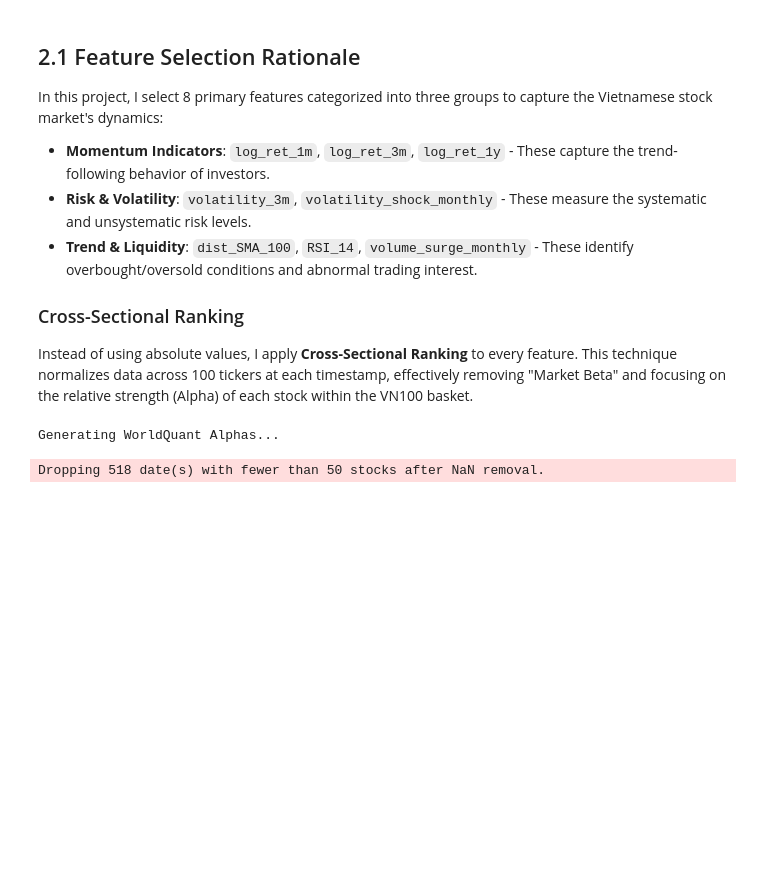
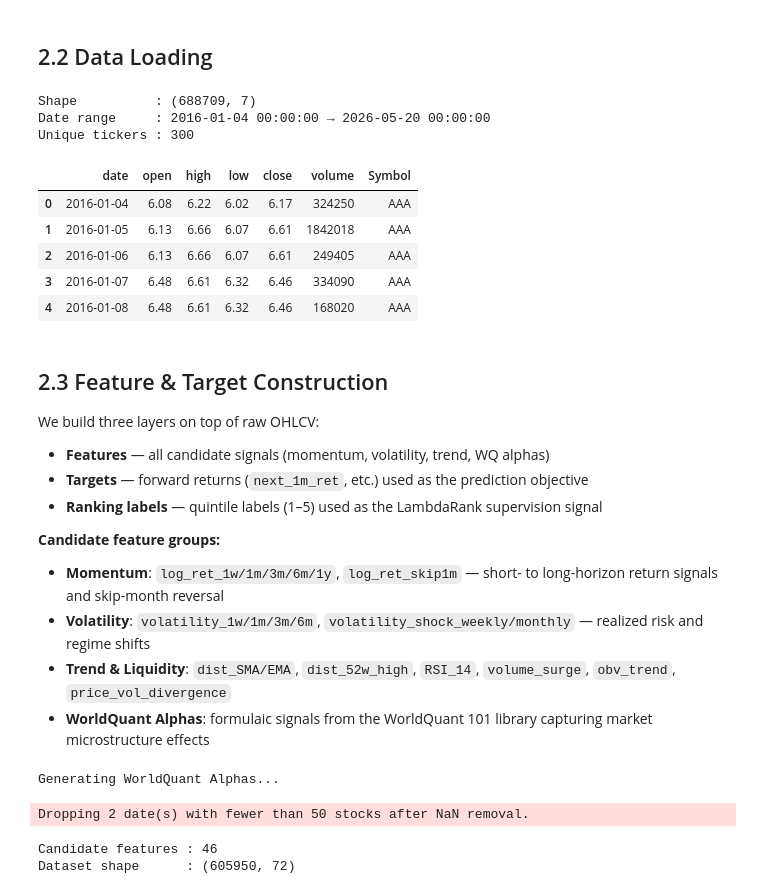
Before and after one commit to phamhuyphong-quant/Top-K-21-Day-Rebalance, a Jupyter notebook: notebooks/02_Feature_Engineering.ipynb, the cells around one changed output. Saved outputs shown, nothing was run; the diff lists cells and outputs as text; code cells hidden in the pictures; blank space fills up the shorter version.

```diff
--- a/notebooks/02_Feature_Engineering.ipynb
+++ b/notebooks/02_Feature_Engineering.ipynb
@@ -61,10 +34,0 @@ df_raw.head()
-# %% [markdown]
-## 2.1 Feature Selection Rationale
-In this project, I select 8 primary features categorized into three groups to capture the Vietnamese stock market's dynamics:
-
-* **Momentum Indicators**: `log_ret_1m`, `log_ret_3m`, `log_ret_1y` - These capture the trend-following behavior of investors.
-* **Risk & Volatility**: `volatility_3m`, `volatility_shock_monthly` - These measure the systematic and unsystematic risk levels.
-* **Trend & Liquidity**: `dist_SMA_100`, `RSI_14`, `volume_surge_monthly` - These identify overbought/oversold conditions and abnormal trading interest.
-
-### Cross-Sectional Ranking
-Instead of using absolute values, I apply **Cross-Sectional Ranking** to every feature. This technique normalizes data across 100 tickers at each timestamp, effectively removing "Market Beta" and focusing on the relative strength (Alpha) of each stock within the VN100 basket.
@@ -74,13 +35,47 @@ features = candidate_features
-# %%
-wq = alpm.WorldQuantAlphas(df_raw)
-wq_cols_df = wq.generate_all()
-for col in wq_cols_df.columns:
-    df_raw[col] = wq_cols_df[col]
-df = ft.build_features(df_raw)
-df = ft.build_targets(df)
-df = ft.target_generating_ranking(df)
-#df,new_features = ft.apply_cross_sectional_ranking(df,features)
-#features = features + new_features
-# %% [output]
-Generating WorldQuant Alphas...
-Dropping 518 date(s) with fewer than 50 stocks after NaN removal.
+# %% [markdown]
+## 2.2 Data Loading
+# %%
+FILE_PATH = '../data/market_data.parquet'
+df_raw = pd.read_parquet(FILE_PATH)
+df_raw = df_raw[df_raw['close'] > 0].copy()
+
+print(f'Shape          : {df_raw.shape}')
+print(f'Date range     : {df_raw["date"].min()} → {df_raw["date"].max()}')
+print(f'Unique tickers : {df_raw["Symbol"].nunique()}')
+df_raw.head()
+# %% [output]
+Shape          : (688709, 7)
+Date range     : 2016-01-04 00:00:00 → 2026-05-20 00:00:00
+Unique tickers : 300
+|  | date | open | high | low | close | volume | Symbol |
+| 0 | 2016-01-04 | 6.08 | 6.22 | 6.02 | 6.17 | 324250 | AAA |
+| 1 | 2016-01-05 | 6.13 | 6.66 | 6.07 | 6.61 | 1842018 | AAA |
+| 2 | 2016-01-06 | 6.13 | 6.66 | 6.07 | 6.61 | 249405 | AAA |
+| 3 | 2016-01-07 | 6.48 | 6.61 | 6.32 | 6.46 | 334090 | AAA |
+| 4 | 2016-01-08 | 6.48 | 6.61 | 6.32 | 6.46 | 168020 | AAA |
+# %% [markdown]
+## 2.3 Feature & Target Construction
+
+We build three layers on top of raw OHLCV:
+- **Features** — all candidate signals (momentum, volatility, trend, WQ alphas)
+- **Targets** — forward returns (`next_1m_ret`, etc.) used as the prediction objective
+- **Ranking labels** — quintile labels (1–5) used as the LambdaRank supervision signal
+
+**Candidate feature groups:**
+- **Momentum**: `log_ret_1w/1m/3m/6m/1y`, `log_ret_skip1m` — short- to long-horizon return signals and skip-month reversal
+- **Volatility**: `volatility_1w/1m/3m/6m`, `volatility_shock_weekly/monthly` — realized risk and regime shifts
+- **Trend & Liquidity**: `dist_SMA/EMA`, `dist_52w_high`, `RSI_14`, `volume_surge`, `obv_trend`, `price_vol_divergence`
+- **WorldQuant Alphas**: formulaic signals from the WorldQuant 101 library capturing market microstructure effects
+# %%
+df = ft.build_features(df_raw)
+df = ft.build_targets(df)
+df = ft.target_generating_ranking(df)
+
+features = candidate_features
+print(f'Candidate features : {len(features)}')
+print(f'Dataset shape      : {df.shape}')
+# %% [output]
+Generating WorldQuant Alphas...
+Dropping 2 date(s) with fewer than 50 stocks after NaN removal.
+Candidate features : 46
+Dataset shape      : (605950, 72)
```
Also changed, not shown: parts of 21 cells of this notebook, 4 other files.
